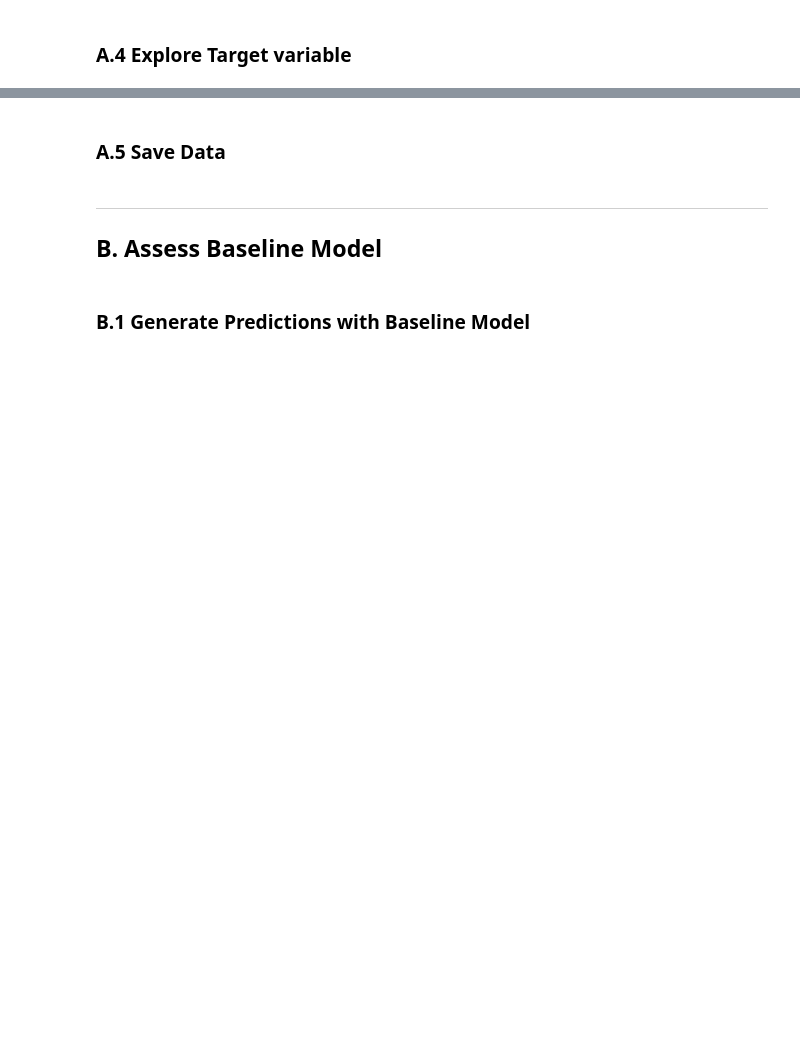
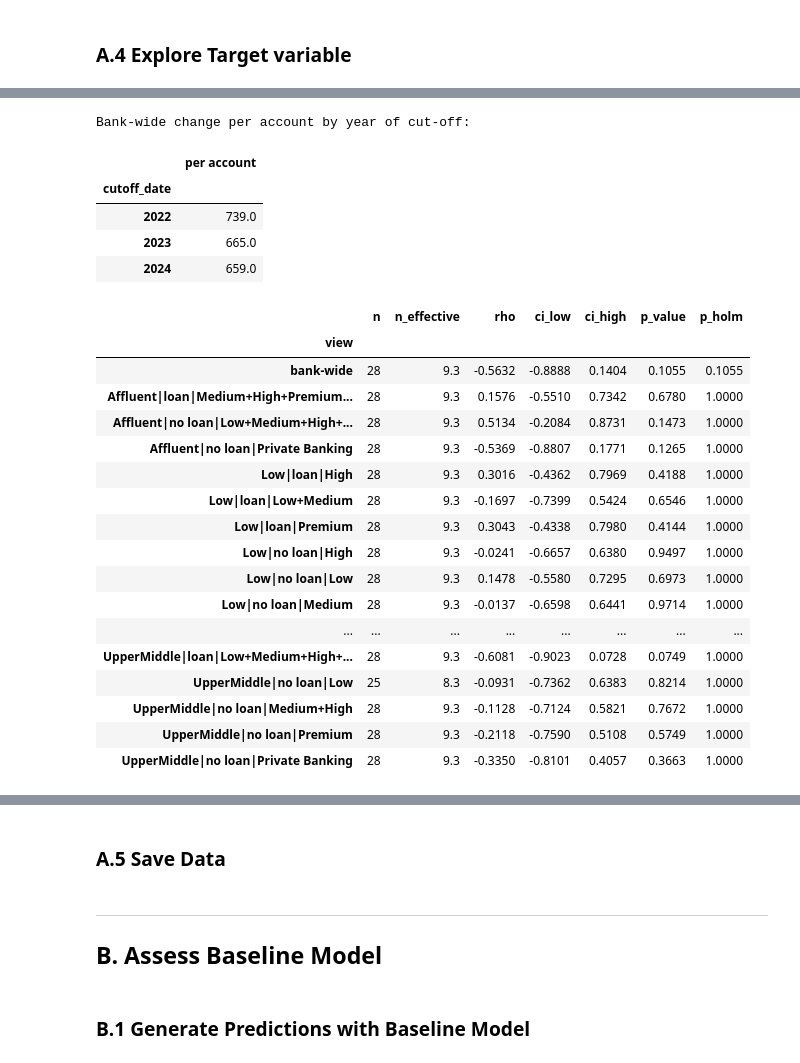
Before and after one commit to ETHLOB/trn-uts-mlaa, a Jupyter notebook: notebook/1_regression/36106-26SP-AT3-26029165-SB-b-Baseline.ipynb, the cells around one changed output, grey strips where cells are left out. Drawn from its saved outputs; the diff is of its cells as text; code cells hidden in the pictures; blank space fills up the shorter version.

```diff
--- a/notebook/1_regression/36106-26SP-AT3-26029165-SB-b-Baseline.ipynb
+++ b/notebook/1_regression/36106-26SP-AT3-26029165-SB-b-Baseline.ipynb
@@ -57,3 +356,12 @@ import altair as alt
+# %%
+HORIZON = 3  # months ahead (EDA gate, SB-2 B.5)
+LOOKBACK = 3  # month-ends of history before a cut-off (recent change)
+FIRST_CUTOFF = pd.Timestamp("2022-04-30")  # first month-end with LOOKBACK month-ends before it
+LAST_CUTOFF = pd.Timestamp("2025-09-30")  # last month-end whose target, HORIZON later, is observed
+N_TEST_CUTOFFS, N_VAL_CUTOFFS = 6, 6  # cut-offs per period before the embargo
+Z_MIN = 2.0  # a segment stays apart only if its drift differs from the bank's by 2 standard errors
+SEED = 42
+SEGMENT_KEYS = ["income_band", "has_loan", "balance_band"]
 # %% [markdown]
 ---
 ## A Define Target Variable
@@ -97,0 +397,4 @@ Explain the rationale on the definition of the target variable according to your
+# %%
+target_name = "target_change"
+# The change, over the next HORIZON months, of the total balance of the accounts that are in a segment
+# at the cut-off: total HORIZON month-ends later minus total at the cut-off, in dollars.
@@ -129,0 +477,9 @@ provide a detailed analysis on the target variable, its distribution, limitation
+# %%
+# The target in dollars is mostly segment size; per account it shows how balances actually move
+train_targets = targets[targets["period"] == "train"].assign(
+    per_account=lambda d: d[target_name] / d["accounts"]
+)
+display(train_targets[[target_name, "per_account"]].describe().round(1))
+print(
+    f"Share of training examples with a positive change: {(train_targets[target_name] > 0).mean():.1%}"
+)
@@ -129,0 +668,47 @@ provide a detailed analysis on the target variable, its distribution, limitation
+# %%
+# Stability. Is drift steady across the training cut-offs? Spearman trend of the change per account
+# against the cut-off date, on the effective n of non-overlapping quarters (cut-offs / HORIZON). The
+# bank-wide series is one test; the segments are a family of their own (Holm across segments).
+yearly = series.groupby(series["cutoff_date"].dt.year)[[target_name, "accounts"]].sum()
+print("Bank-wide change per account by year of cut-off:")
+display((yearly[target_name] / yearly["accounts"]).round(0).to_frame("per account"))
+
+bank_trend = spearman_effective(np.arange(len(bank)), bank, len(bank) / HORIZON, "bank-wide")
+segment_trends = pd.DataFrame(
+    [
+        spearman_effective(
+            frame["cutoff_date"].rank(), frame["per_account"], len(frame) / HORIZON, segment
+        )
+        for segment, frame in series.groupby("segment_id")
+    ]
+)
+segment_trends["p_holm"] = holm_adjust(segment_trends["p_value"].to_numpy())
+stability = pd.concat(
+    [pd.DataFrame([bank_trend]).assign(p_holm=bank_trend["p_value"]), segment_trends]
+).set_index("view")
+display(stability.round(4))
+# %% [output]
+Bank-wide change per account by year of cut-off:
+|  | per account |
+| cutoff_date |  |
+| 2022 | 739.0 |
+| 2023 | 665.0 |
+| 2024 | 659.0 |
+|  | n | n_effective | rho | ci_low | ci_high | p_value | p_holm |
+| view |  |  |  |  |  |  |  |
+| bank-wide | 28 | 9.3 | -0.5632 | -0.8888 | 0.1404 | 0.1055 | 0.1055 |
+| Affluent|loan|Medium+High+Premium... | 28 | 9.3 | 0.1576 | -0.5510 | 0.7342 | 0.6780 | 1.0000 |
+| Affluent|no loan|Low+Medium+High+... | 28 | 9.3 | 0.5134 | -0.2084 | 0.8731 | 0.1473 | 1.0000 |
+| Affluent|no loan|Private Banking | 28 | 9.3 | -0.5369 | -0.8807 | 0.1771 | 0.1265 | 1.0000 |
+| Low|loan|High | 28 | 9.3 | 0.3016 | -0.4362 | 0.7969 | 0.4188 | 1.0000 |
+| Low|loan|Low+Medium | 28 | 9.3 | -0.1697 | -0.7399 | 0.5424 | 0.6546 | 1.0000 |
+| Low|loan|Premium | 28 | 9.3 | 0.3043 | -0.4338 | 0.7980 | 0.4144 | 1.0000 |
+| Low|no loan|High | 28 | 9.3 | -0.0241 | -0.6657 | 0.6380 | 0.9497 | 1.0000 |
+| Low|no loan|Low | 28 | 9.3 | 0.1478 | -0.5580 | 0.7295 | 0.6973 | 1.0000 |
+| Low|no loan|Medium | 28 | 9.3 | -0.0137 | -0.6598 | 0.6441 | 0.9714 | 1.0000 |
+| ... | ... | ... | ... | ... | ... | ... | ... |
+| UpperMiddle|loan|Low+Medium+High+... | 28 | 9.3 | -0.6081 | -0.9023 | 0.0728 | 0.0749 | 1.0000 |
+| UpperMiddle|no loan|Low | 25 | 8.3 | -0.0931 | -0.7362 | 0.6383 | 0.8214 | 1.0000 |
+| UpperMiddle|no loan|Medium+High | 28 | 9.3 | -0.1128 | -0.7124 | 0.5821 | 0.7672 | 1.0000 |
+| UpperMiddle|no loan|Premium | 28 | 9.3 | -0.2118 | -0.7590 | 0.5108 | 0.5749 | 1.0000 |
+| UpperMiddle|no loan|Private Banking | 28 | 9.3 | -0.3350 | -0.8101 | 0.4057 | 0.3663 | 1.0000 |
```
Also changed, not shown: parts of 45 cells of this notebook, 6 other files.
